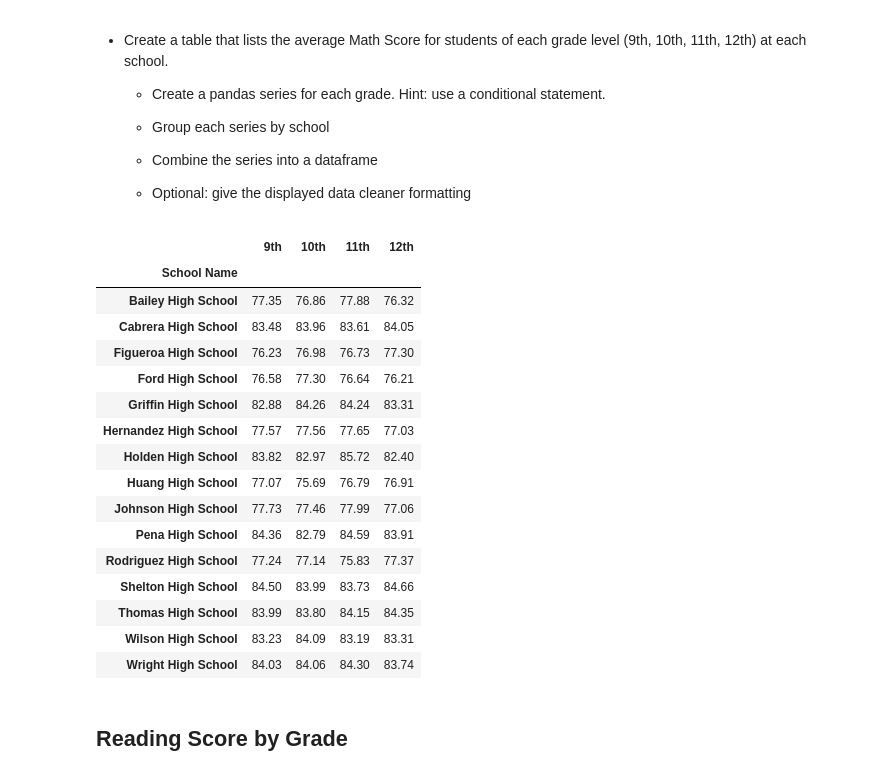
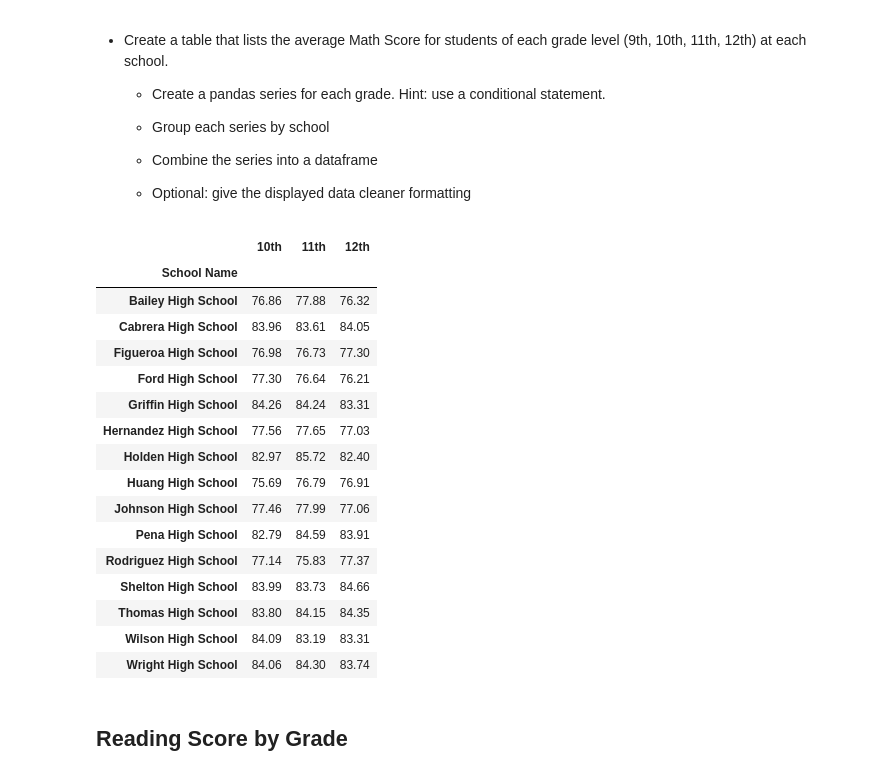
Before and after one commit to RuthlessNative/04-pandas-challenge, a Jupyter notebook: PyCitySchools.ipynb, the cells around one changed output. Saved outputs shown, nothing was run; the diff lists cells and outputs as text; code cells hidden in the pictures.

Commit message:
Slightyly incorrect Math and Reading averages by school

```diff
--- a/PyCitySchools.ipynb
+++ b/PyCitySchools.ipynb
@@ -222,49 +222,52 @@ school_sum_df_sortlow.head()
 
   * Optional: give the displayed data cleaner formatting
 # %%
-# Take Groupby from School Summary
+# Similar to School Summary section
 #per_pass_math = school_data_complete.loc[school_data_complete["math_score"] >= 70, :]
-avg_math_9th = school_data_complete.loc[(school_data_complete["grade"] == "9th") & (school_data_complete["math_score"])]
+
+# *Produces slightly incorrect averages
+
+avg_math_9th = school_data_complete.loc[(school_data_complete["grade"] == "9th") & (school_data_complete["math_score"]), :]
 avg_math_9th = avg_math_9th.groupby(["school_name"]).mean()["math_score"]
 #avg_math_9th
 
-avg_math_10th = school_data_complete.loc[(school_data_complete["grade"] == "10th") & (school_data_complete["math_score"])]
+avg_math_10th = school_data_complete.loc[(school_data_complete["grade"] == "10th") & (school_data_complete["math_score"]), :]
 avg_math_10th = avg_math_10th.groupby(["school_name"]).mean()["math_score"]
 
-avg_math_11th = school_data_complete.loc[(school_data_complete["grade"] == "11th") & (school_data_complete["math_score"])]
+avg_math_11th = school_data_complete.loc[(school_data_complete["grade"] == "11th") & (school_data_complete["math_score"]), :]
 avg_math_11th = avg_math_11th.groupby(["school_name"]).mean()["math_score"]
 
-avg_math_12th = school_data_complete.loc[(school_data_complete["grade"] == "12th") & (school_data_complete["math_score"])]
+avg_math_12th = school_data_complete.loc[(school_data_complete["grade"] == "12th") & (school_data_complete["math_score"]), :]
 avg_math_12th = avg_math_12th.groupby(["school_name"]).mean()["math_score"]
 
-math_by_grade_df = pd.DataFrame({"9th": round(avg_math_9th, 2),
+math_by_grade_df = pd.DataFrame({#"9th": round(avg_math_9th, 2),
                                  "10th": round(avg_math_10th, 2),
                                  "11th": round(avg_math_11th, 2),
                                  "12th": round(avg_math_12th, 2)
                                 })
 
 # Rename the index column
 math_by_grade_df.index.names = ["School Name"]
 
 math_by_grade_df
 # %% [output]
-|  | 9th | 10th | 11th | 12th |
-| School Name |  |  |  |  |
-| Bailey High School | 77.35 | 76.86 | 77.88 | 76.32 |
-| Cabrera High School | 83.48 | 83.96 | 83.61 | 84.05 |
-| Figueroa High School | 76.23 | 76.98 | 76.73 | 77.30 |
-| Ford High School | 76.58 | 77.30 | 76.64 | 76.21 |
-| Griffin High School | 82.88 | 84.26 | 84.24 | 83.31 |
-| Hernandez High School | 77.57 | 77.56 | 77.65 | 77.03 |
-| Holden High School | 83.82 | 82.97 | 85.72 | 82.40 |
-| Huang High School | 77.07 | 75.69 | 76.79 | 76.91 |
-| Johnson High School | 77.73 | 77.46 | 77.99 | 77.06 |
-| Pena High School | 84.36 | 82.79 | 84.59 | 83.91 |
-| Rodriguez High School | 77.24 | 77.14 | 75.83 | 77.37 |
-| Shelton High School | 84.50 | 83.99 | 83.73 | 84.66 |
-| Thomas High School | 83.99 | 83.80 | 84.15 | 84.35 |
-| Wilson High School | 83.23 | 84.09 | 83.19 | 83.31 |
-| Wright High School | 84.03 | 84.06 | 84.30 | 83.74 |
+|  | 10th | 11th | 12th |
+| School Name |  |  |  |
+| Bailey High School | 76.86 | 77.88 | 76.32 |
+| Cabrera High School | 83.96 | 83.61 | 84.05 |
+| Figueroa High School | 76.98 | 76.73 | 77.30 |
+| Ford High School | 77.30 | 76.64 | 76.21 |
+| Griffin High School | 84.26 | 84.24 | 83.31 |
+| Hernandez High School | 77.56 | 77.65 | 77.03 |
+| Holden High School | 82.97 | 85.72 | 82.40 |
+| Huang High School | 75.69 | 76.79 | 76.91 |
+| Johnson High School | 77.46 | 77.99 | 77.06 |
+| Pena High School | 82.79 | 84.59 | 83.91 |
+| Rodriguez High School | 77.14 | 75.83 | 77.37 |
+| Shelton High School | 83.99 | 83.73 | 84.66 |
+| Thomas High School | 83.80 | 84.15 | 84.35 |
+| Wilson High School | 84.09 | 83.19 | 83.31 |
+| Wright High School | 84.06 | 84.30 | 83.74 |
 # %% [markdown]
 ## Reading Score by Grade
 # %% [markdown]
```
Also changed, not shown: parts of 2 cells of this notebook.
